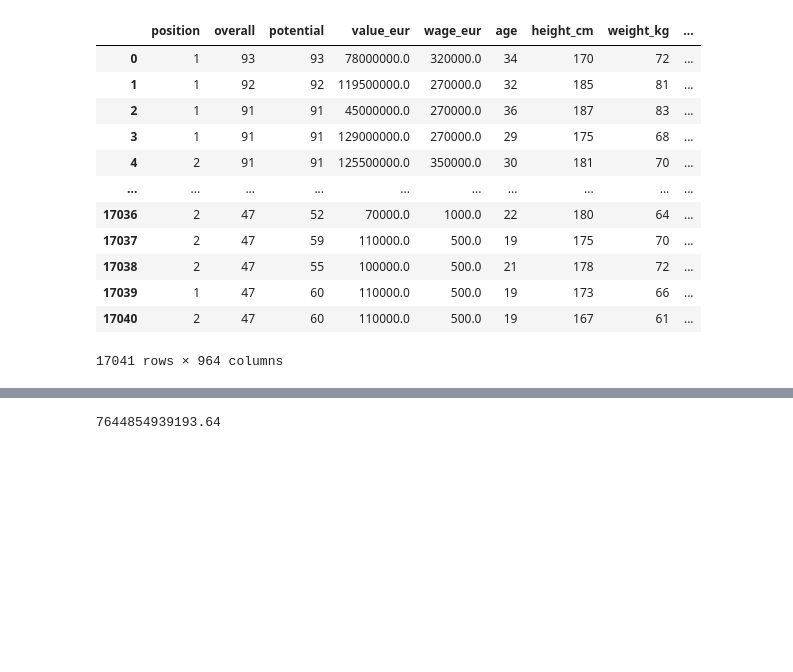
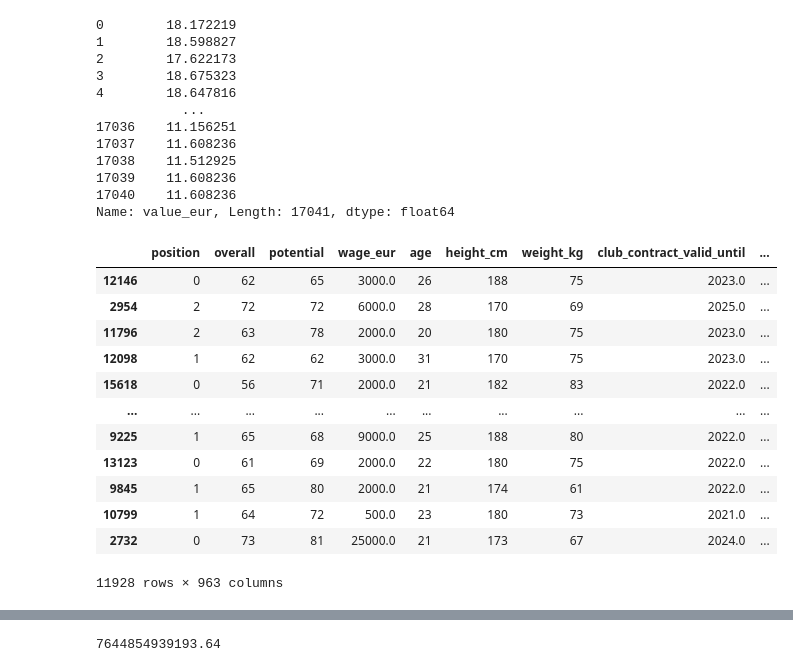
Before and after one commit to Abdulazeez-Dolapo/masters-dissertation, a Jupyter notebook: models/models.ipynb, the cells around one changed output, grey strips where cells are left out. Cells and saved outputs as stored; diff of their text form; code cells hidden in the pictures; blank space fills up the shorter version.

```diff
--- a/models/models.ipynb
+++ b/models/models.ipynb
@@ -12,25 +15,48 @@ non_numeric_columns = ['club_name', 'league_name', 'nationality_name']
 # Perform one-hot encoding on non-numeric columns
 encoded_data = pd.get_dummies(data, columns=non_numeric_columns, drop_first=True)
 
+# Create a copy of this dataset. The new copy will be standardized
+# so we can compare the performance of both the standardized and non-standardized datasets
+standardized_data = encoded_data.copy()
+standardized_data['value_eur'] = np.log(standardized_data['value_eur'])
+
+y = encoded_data['value_eur']
 x = encoded_data.drop(columns= 'value_eur')
-y = encoded_data['value_eur']
 
-encoded_data
+sdz_y = standardized_data['value_eur']
+sdz_x = standardized_data.drop(columns= 'value_eur')
+
+sdz_y
 # %% [output]
-|  | position | overall | potential | value_eur | wage_eur | age | height_cm | weight_kg | ... |
-| 0 | 1 | 93 | 93 | 78000000.0 | 320000.0 | 34 | 170 | 72 | ... |
-| 1 | 1 | 92 | 92 | 119500000.0 | 270000.0 | 32 | 185 | 81 | ... |
-| 2 | 1 | 91 | 91 | 45000000.0 | 270000.0 | 36 | 187 | 83 | ... |
-| 3 | 1 | 91 | 91 | 129000000.0 | 270000.0 | 29 | 175 | 68 | ... |
-| 4 | 2 | 91 | 91 | 125500000.0 | 350000.0 | 30 | 181 | 70 | ... |
-| ... | ... | ... | ... | ... | ... | ... | ... | ... | ... |
-| 17036 | 2 | 47 | 52 | 70000.0 | 1000.0 | 22 | 180 | 64 | ... |
-| 17037 | 2 | 47 | 59 | 110000.0 | 500.0 | 19 | 175 | 70 | ... |
-| 17038 | 2 | 47 | 55 | 100000.0 | 500.0 | 21 | 178 | 72 | ... |
-| 17039 | 1 | 47 | 60 | 110000.0 | 500.0 | 19 | 173 | 66 | ... |
-| 17040 | 2 | 47 | 60 | 110000.0 | 500.0 | 19 | 167 | 61 | ... |
-17041 rows × 964 columns
+0        18.172219
+1        18.598827
+2        17.622173
+3        18.675323
+4        18.647816
+           ...
+17036    11.156251
+17037    11.608236
+17038    11.512925
+17039    11.608236
+17040    11.608236
+Name: value_eur, Length: 17041, dtype: float64
 # %%
 x_train, x_test, y_train, y_test = train_test_split(
    x, y, test_size=0.3, random_state=0
 )
+
+x_train
+# %% [output]
+|  | position | overall | potential | wage_eur | age | height_cm | weight_kg | club_contract_valid_until | ... |
+| 12146 | 0 | 62 | 65 | 3000.0 | 26 | 188 | 75 | 2023.0 | ... |
+| 2954 | 2 | 72 | 72 | 6000.0 | 28 | 170 | 69 | 2025.0 | ... |
+| 11796 | 2 | 63 | 78 | 2000.0 | 20 | 180 | 75 | 2023.0 | ... |
+| 12098 | 1 | 62 | 62 | 3000.0 | 31 | 170 | 75 | 2023.0 | ... |
+| 15618 | 0 | 56 | 71 | 2000.0 | 21 | 182 | 83 | 2022.0 | ... |
+| ... | ... | ... | ... | ... | ... | ... | ... | ... | ... |
+| 9225 | 1 | 65 | 68 | 9000.0 | 25 | 188 | 80 | 2022.0 | ... |
+| 13123 | 0 | 61 | 69 | 2000.0 | 22 | 180 | 75 | 2022.0 | ... |
+| 9845 | 1 | 65 | 80 | 2000.0 | 21 | 174 | 61 | 2022.0 | ... |
+| 10799 | 1 | 64 | 72 | 500.0 | 23 | 180 | 73 | 2021.0 | ... |
+| 2732 | 0 | 73 | 81 | 25000.0 | 21 | 173 | 67 | 2024.0 | ... |
+11928 rows × 963 columns
```
Also changed, not shown: parts of 10 cells of this notebook.
